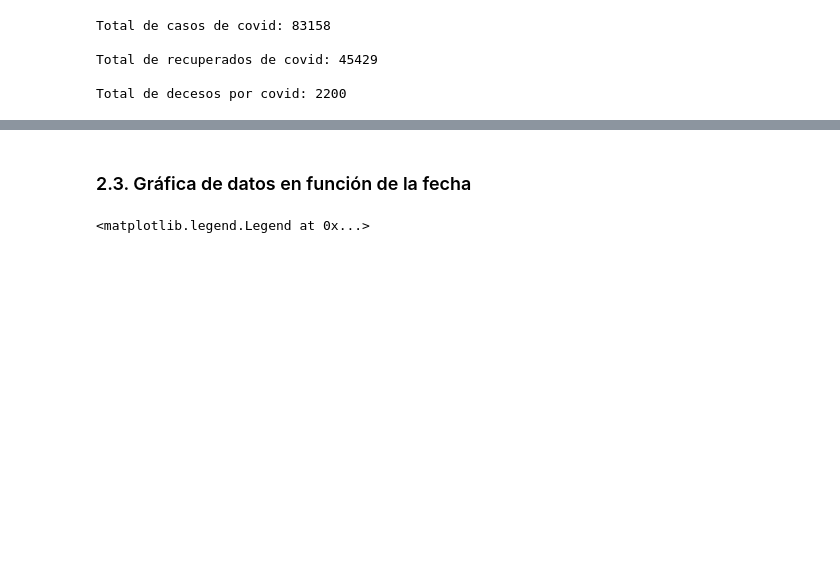
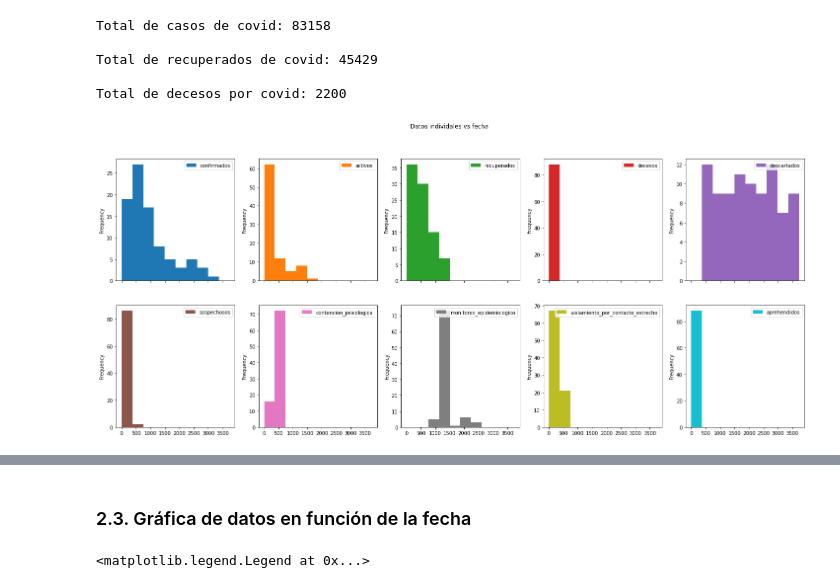
Before and after one commit to nicolassalomon96/aprendizaje_maquina_UNS, a Jupyter notebook: TP2/Ejercicio_1.ipynb, the cells around one changed output, grey strips where cells are left out. Saved outputs shown, nothing was run; the diff lists cells and outputs as text; code cells hidden in the pictures; blank space fills up the shorter version.

```diff
--- a/TP2/Ejercicio_1.ipynb
+++ b/TP2/Ejercicio_1.ipynb
@@ -100,3 +73,14 @@ Total de casos de covid: 83158
 Total de recuperados de covid: 45429
 
 Total de decesos por covid: 2200
+# %%
+covid_cases.plot(kind = 'hist',
+                 x = 'fecha',
+                 subplots = True,
+                 layout = (2, 5),
+                 figsize=(25,10),
+                 xticks=range(0,4000,500),
+                 title='Datos individales vs fecha')
+plt.show()
+# %% [output]
+[figure, added]
```
Also changed, not shown: parts of 27 cells of this notebook.
